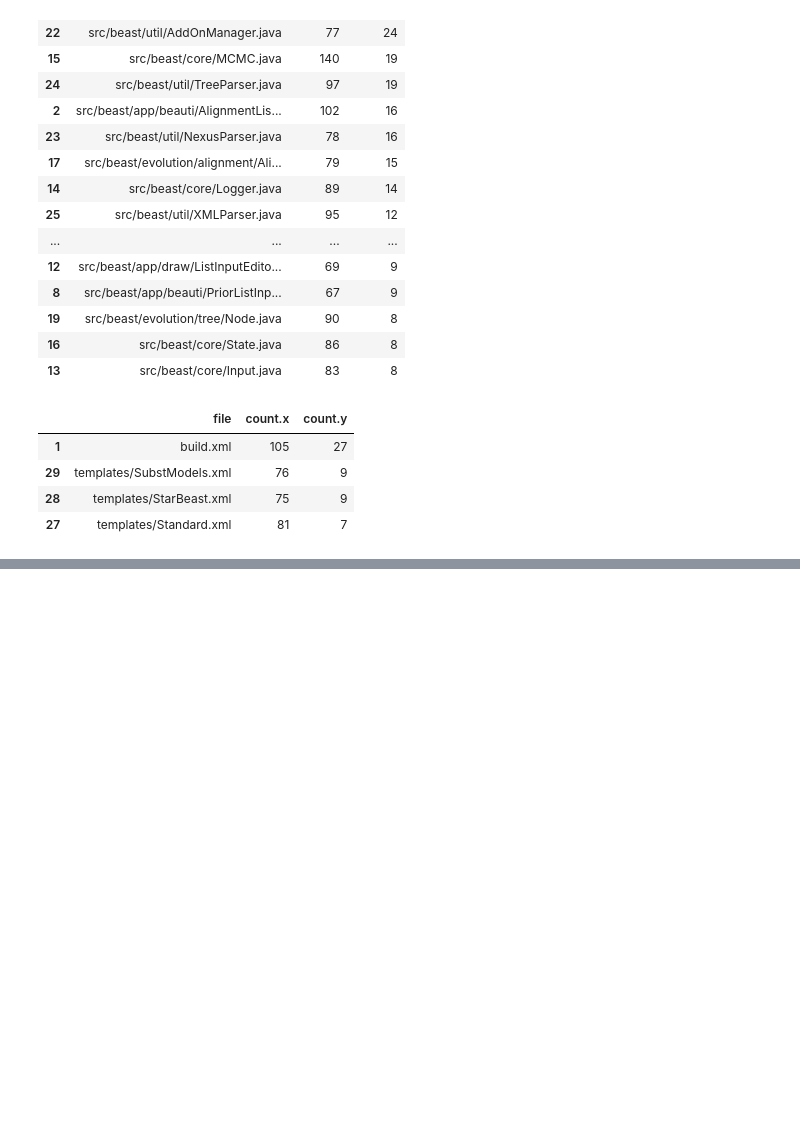
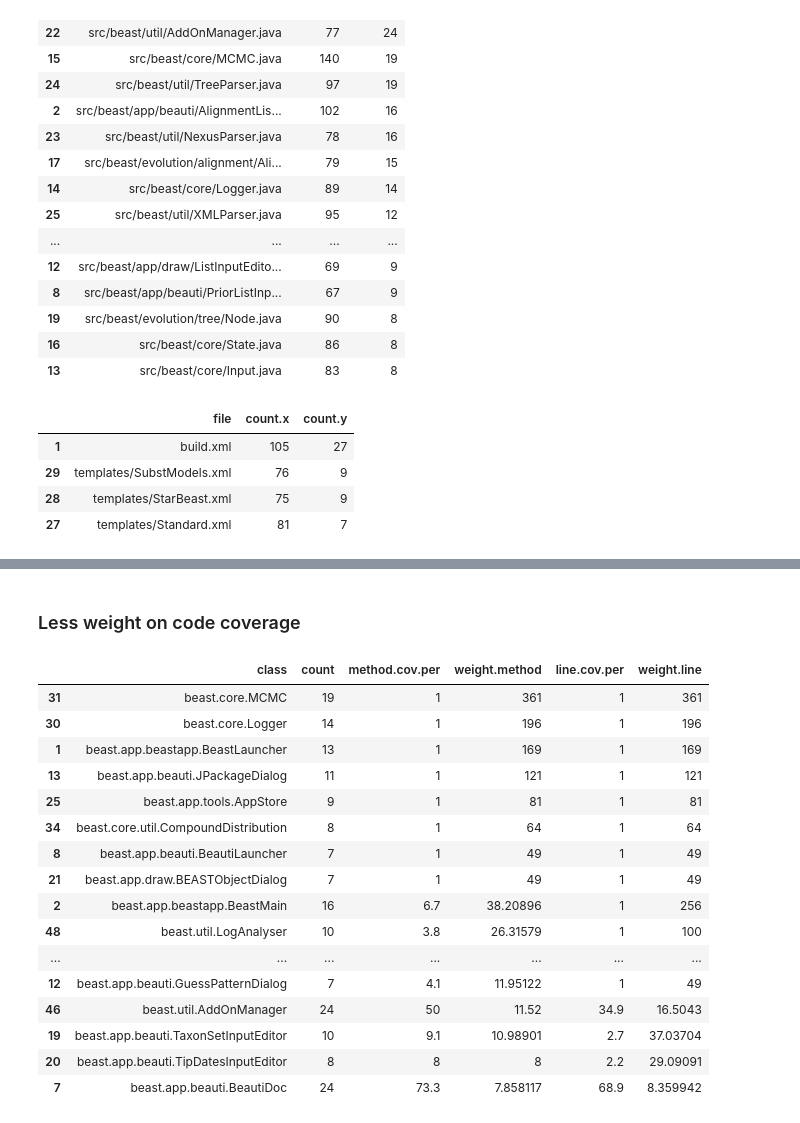
Before and after one commit to CompEvol/beast2report, a Jupyter notebook: report.ipynb, the cells around one changed output, grey strips where cells are left out. Cells and saved outputs as stored; diff of their text form; code cells hidden in the pictures; blank space fills up the shorter version.

```diff
--- a/report.ipynb
+++ b/report.ipynb
@@ -255,0 +414,28 @@ class.merge[!grepl(".java", class.merge$file),]
+# %% [markdown]
+### Less weight on code coverage
+# %%
+# less weight on code coverage
+isu.cc.merge$weight.method <- (isu.cc.merge$count)^2 / isu.cc.merge$method.cov.per
+isu.cc.merge$weight.line <- (isu.cc.merge$count)^2 / isu.cc.merge$line.cov.per
+isu.cc.merge <- isu.cc.merge[order(isu.cc.merge$weight.method,
+                                   isu.cc.merge$weight.line, decreasing = T),]
+isu.cc.merge[1:20,c("class","count","method.cov.per","weight.method",
+                    "line.cov.per","weight.line")]
+# %% [output]
+|  | class | count | method.cov.per | weight.method | line.cov.per | weight.line |
+| 31 | beast.core.MCMC | 19 | 1 | 361 | 1 | 361 |
+| 30 | beast.core.Logger | 14 | 1 | 196 | 1 | 196 |
+| 1 | beast.app.beastapp.BeastLauncher | 13 | 1 | 169 | 1 | 169 |
+| 13 | beast.app.beauti.JPackageDialog | 11 | 1 | 121 | 1 | 121 |
+| 25 | beast.app.tools.AppStore | 9 | 1 | 81 | 1 | 81 |
+| 34 | beast.core.util.CompoundDistribution | 8 | 1 | 64 | 1 | 64 |
+| 8 | beast.app.beauti.BeautiLauncher | 7 | 1 | 49 | 1 | 49 |
+| 21 | beast.app.draw.BEASTObjectDialog | 7 | 1 | 49 | 1 | 49 |
+| 2 | beast.app.beastapp.BeastMain | 16 | 6.7 | 38.20896 | 1 | 256 |
+| 48 | beast.util.LogAnalyser | 10 | 3.8 | 26.31579 | 1 | 100 |
+| ... | ... | ... | ... | ... | ... | ... |
+| 12 | beast.app.beauti.GuessPatternDialog | 7 | 4.1 | 11.95122 | 1 | 49 |
+| 46 | beast.util.AddOnManager | 24 | 50 | 11.52 | 34.9 | 16.5043 |
+| 19 | beast.app.beauti.TaxonSetInputEditor | 10 | 9.1 | 10.98901 | 2.7 | 37.03704 |
+| 20 | beast.app.beauti.TipDatesInputEditor | 8 | 8 | 8 | 2.2 | 29.09091 |
+| 7 | beast.app.beauti.BeautiDoc | 24 | 73.3 | 7.858117 | 68.9 | 8.359942 |
```
Also changed, not shown: parts of 15 cells of this notebook, 1 other file.
